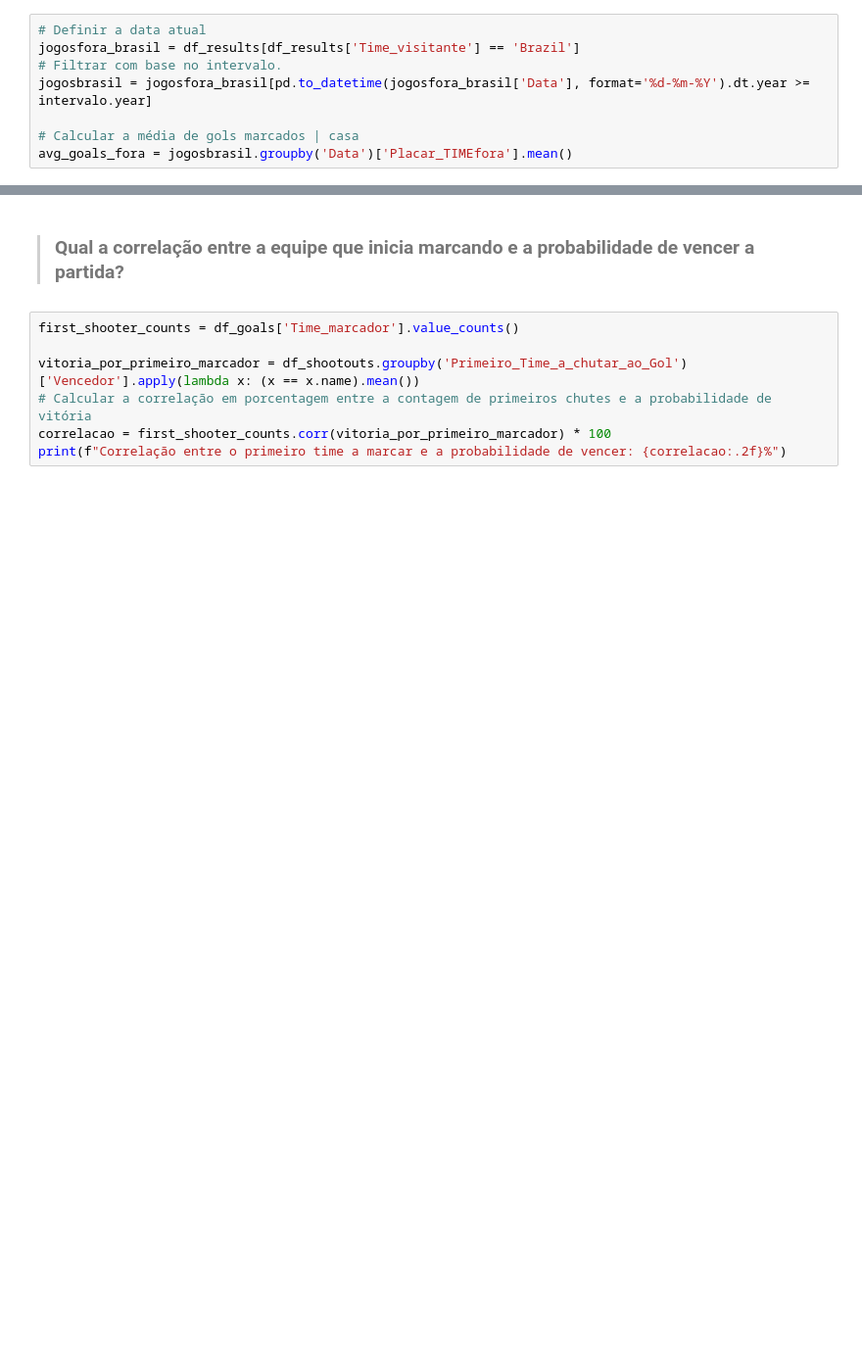
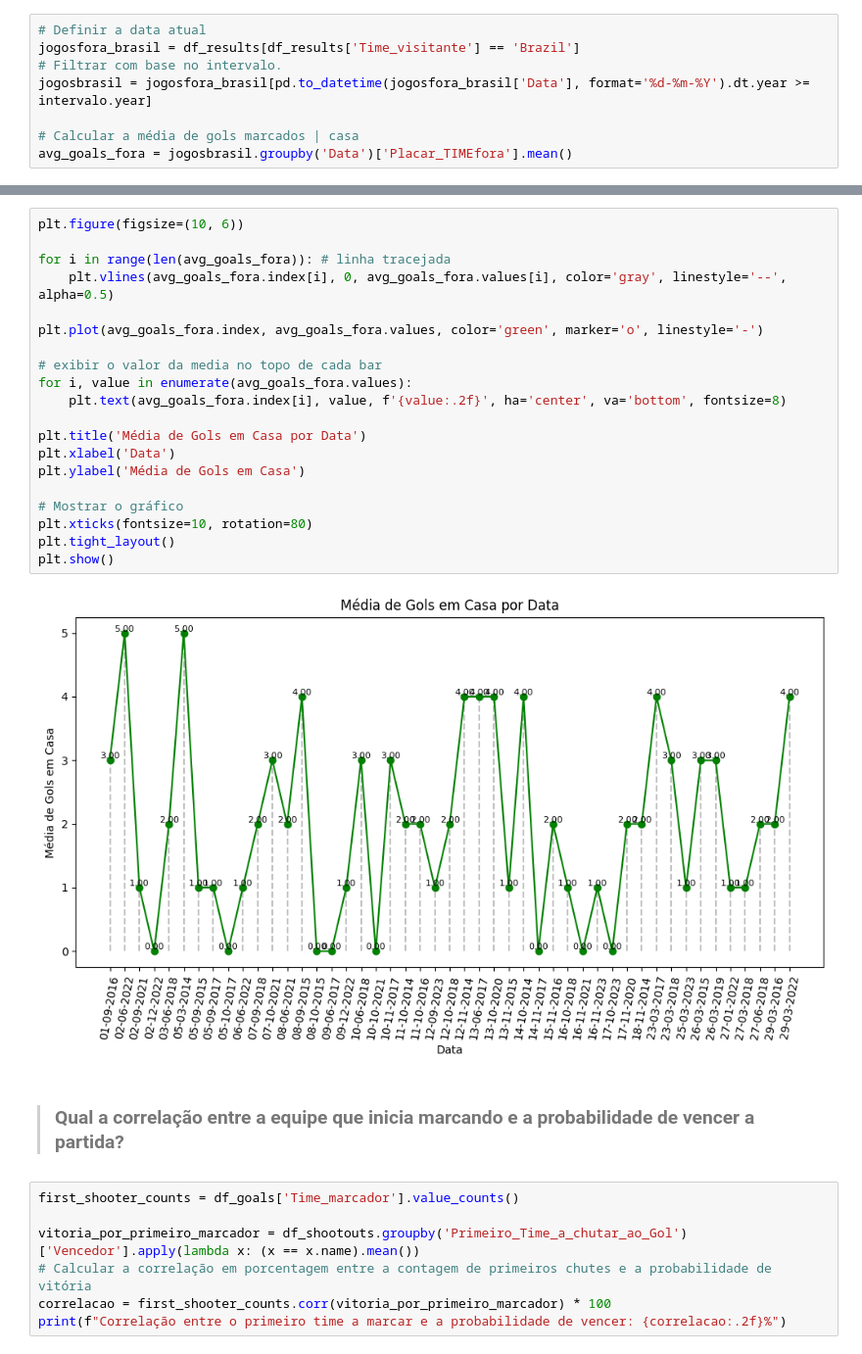
Before and after one commit to ErikHenning927/project_modulo3, a Jupyter notebook: main.ipynb, the cells around one changed output, grey strips where cells are left out. Shown: that part at 98% size. Drawn from its saved outputs; the diff is of its cells as text; blank space fills up the shorter version.

```diff
--- a/main.ipynb
+++ b/main.ipynb
@@ -296,3 +338,25 @@ Name: Placar_TIMEfora, dtype: float64
+# %%
+plt.figure(figsize=(10, 6))
+
+for i in range(len(avg_goals_fora)): # linha tracejada
+    plt.vlines(avg_goals_fora.index[i], 0, avg_goals_fora.values[i], color='gray', linestyle='--', alpha=0.5)
+
+plt.plot(avg_goals_fora.index, avg_goals_fora.values, color='green', marker='o', linestyle='-')
+
+# exibir o valor da media no topo de cada bar
+for i, value in enumerate(avg_goals_fora.values):
+    plt.text(avg_goals_fora.index[i], value, f'{value:.2f}', ha='center', va='bottom', fontsize=8)
+
+plt.title('Média de Gols em Casa por Data')
+plt.xlabel('Data')
+plt.ylabel('Média de Gols em Casa')
+
+# Mostrar o gráfico
+plt.xticks(fontsize=10, rotation=80)
+plt.tight_layout()
+plt.show()
+# %% [output]
+[figure, added]
 # %% [markdown]
 >### Qual a correlação entre a equipe que inicia marcando e a probabilidade de vencer a partida?
 # %%
```
Also changed, not shown: parts of 15 cells of this notebook, 1 other file.
